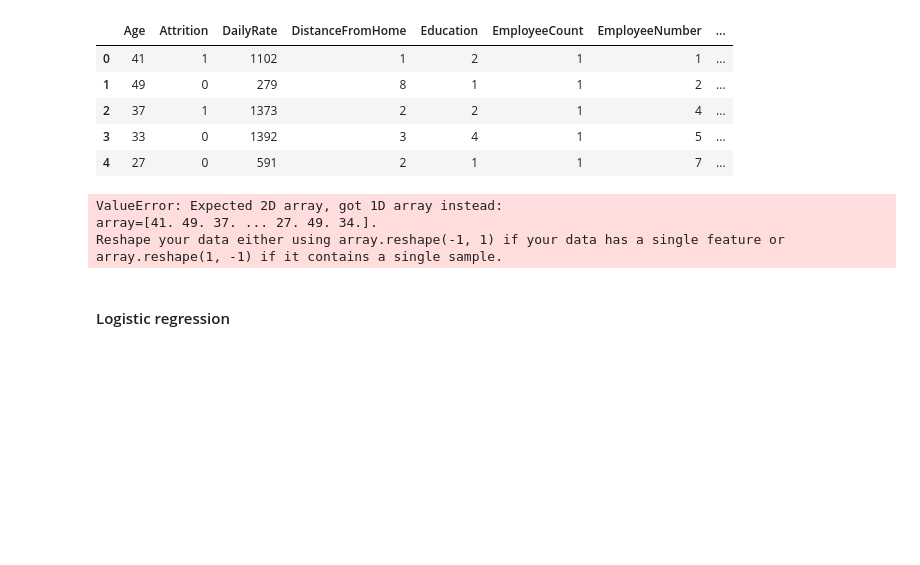
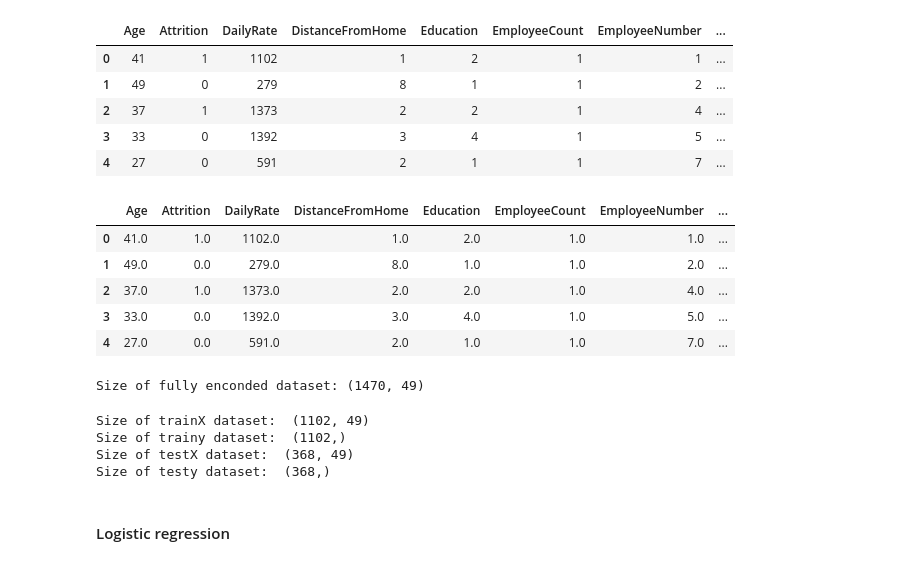
Before and after one commit to iheartbenzene/super-garbanzo, a Jupyter notebook: dataVisualization.ipynb, the cells around one changed output. Cells and saved outputs as stored; diff of their text form; code cells hidden in the pictures; blank space fills up the shorter version.

Commit message:
fixing errors

```diff
--- a/dataVisualization.ipynb
+++ b/dataVisualization.ipynb
@@ -650,17 +650,22 @@ humRes_col.remove('Attrition')
 # %%
 for col in humRes_col:
     df_human_resources[col] = df_human_resources[col].astype(float)
-#     df_human_resource = np.array(df_human_resource[col]).reshape(-1, 1)
-    df_human_resources[[col]] = scale.fit_transform(df_human_resources[col])
+#     df_human_resources[col] = np.array(df_human_resources[col].astype(float)).reshape(-1, 1)
+#     df_human_resources[[col]] = scale.fit_transform(df_human_resources[col])
 
 df_human_resources['Attrition'] = pd.to_numeric(df_human_resources['Attrition'], downcast = 'float')
 df_human_resources.head()
 # %% [output]
-ValueError: Expected 2D array, got 1D array instead:
-array=[41. 49. 37. ... 27. 49. 34.].
-Reshape your data either using array.reshape(-1, 1) if your data has a single feature or array.reshape(1, -1) if it contains a single sample.
+|  | Age | Attrition | DailyRate | DistanceFromHome | Education | EmployeeCount | EmployeeNumber | ... |
+| 0 | 41.0 | 1.0 | 1102.0 | 1.0 | 2.0 | 1.0 | 1.0 | ... |
+| 1 | 49.0 | 0.0 | 279.0 | 8.0 | 1.0 | 1.0 | 2.0 | ... |
+| 2 | 37.0 | 1.0 | 1373.0 | 2.0 | 2.0 | 1.0 | 4.0 | ... |
+| 3 | 33.0 | 0.0 | 1392.0 | 3.0 | 4.0 | 1.0 | 5.0 | ... |
+| 4 | 27.0 | 0.0 | 591.0 | 2.0 | 1.0 | 1.0 | 7.0 | ... |
 # %%
 print('Size of fully enconded dataset: {}'.format(df_human_resources.shape))
+# %% [output]
+Size of fully enconded dataset: (1470, 49)
 # %%
 #Assigning the target to a new dataframe and casting as a numerical feature
 target = df_human_resources['Attrition'].copy()
@@ -671,6 +676,11 @@ print('Size of trainX dataset: ', trainX.shape)
 print('Size of trainy dataset: ', trainy.shape)
 print('Size of testX dataset: ', testX.shape)
 print('Size of testy dataset: ', testy.shape)
+# %% [output]
+Size of trainX dataset:  (1102, 49)
+Size of trainy dataset:  (1102,)
+Size of testX dataset:  (368, 49)
+Size of testy dataset:  (368,)
 # %% [markdown]
 #### Logistic regression
 # %%
```
Also changed, not shown: parts of 2 cells of this notebook.
